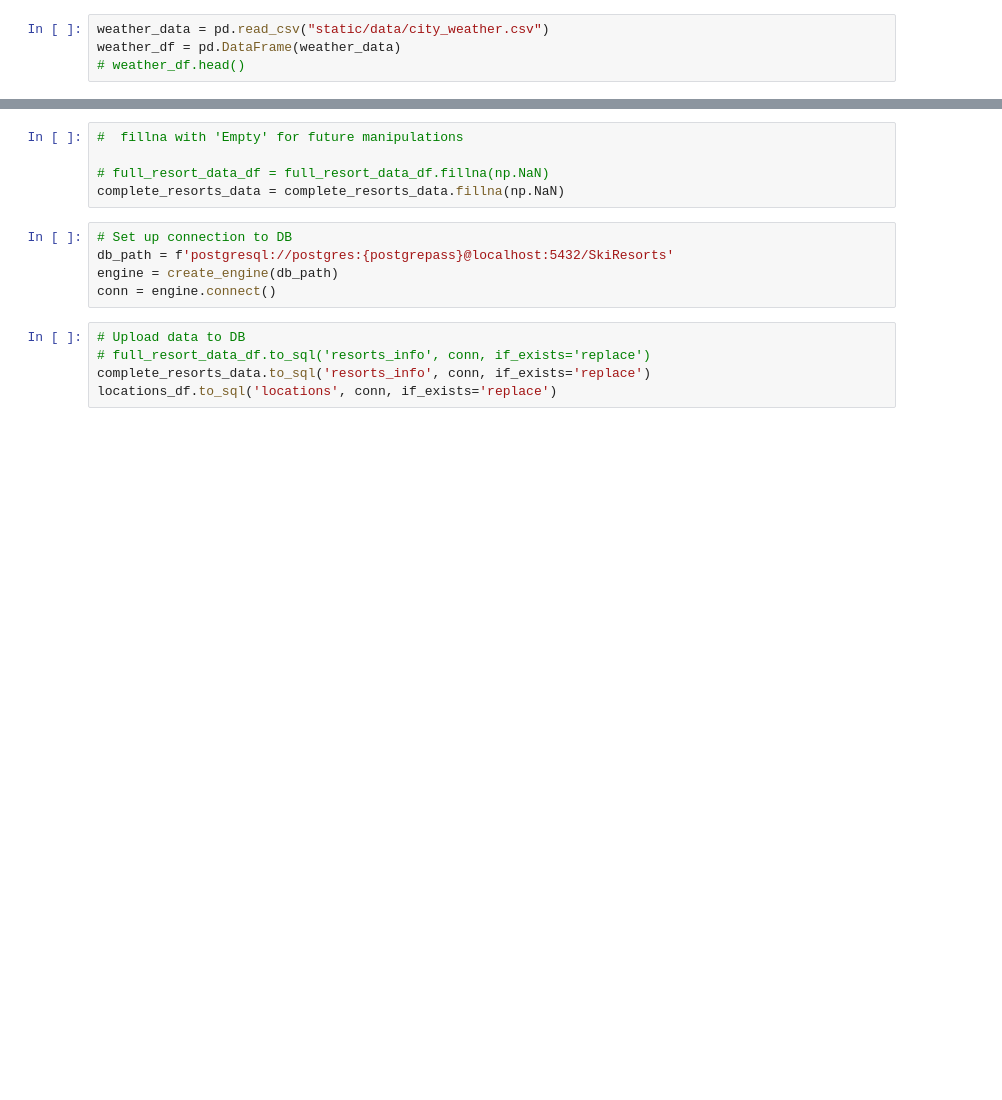
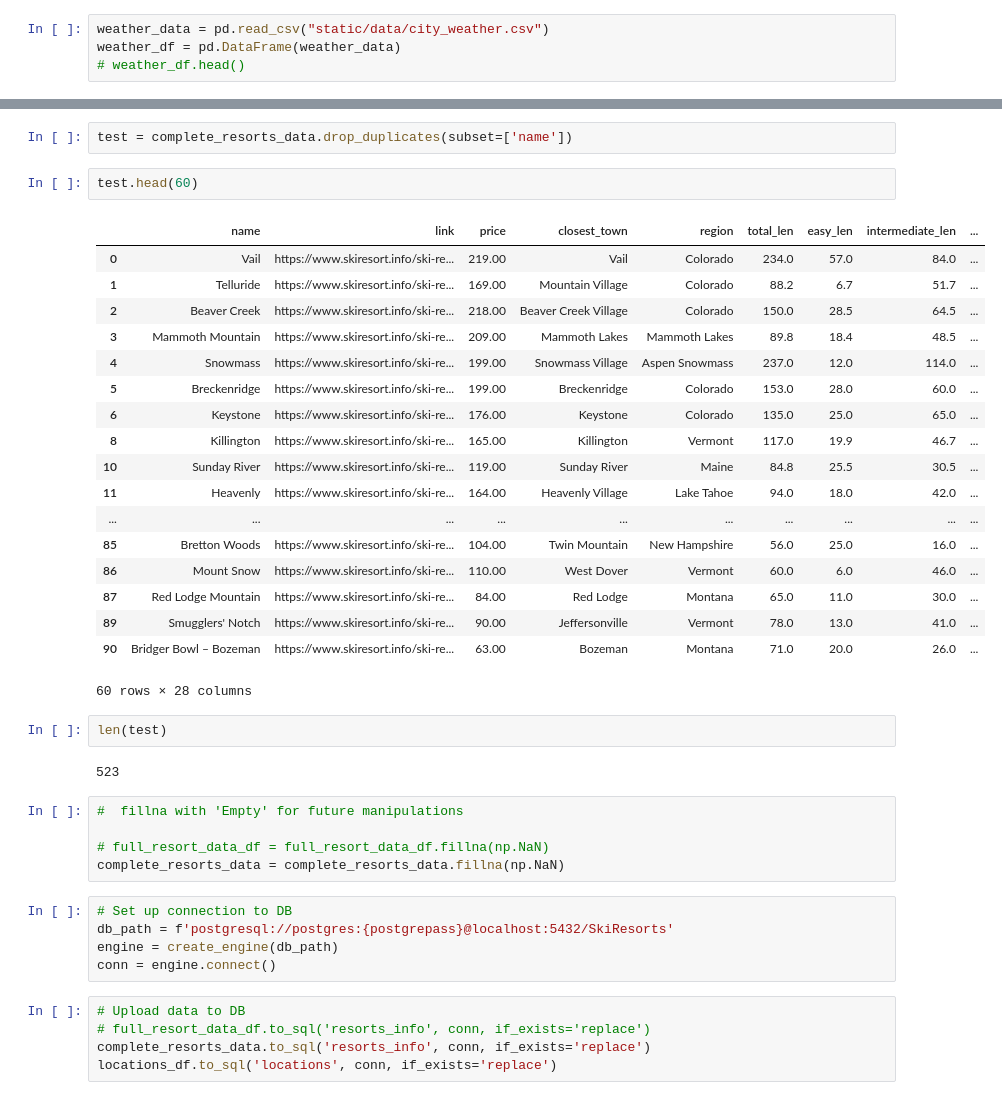
Before and after one commit to lanakimova/ShreddingtheGnar, a Jupyter notebook: DataSetUp.ipynb, the cells around one changed output, grey strips where cells are left out. Cells and saved outputs as stored; diff of their text form; blank space fills up the shorter version.

```diff
--- a/DataSetUp.ipynb
+++ b/DataSetUp.ipynb
@@ -141,3 +193,30 @@ complete_resorts_data = pd.merge(full_resort_data_df, weather_df, on='closest_to
+# %%
+test = complete_resorts_data.drop_duplicates(subset=['name'])
+# %%
+test.head(60)
+# %% [output]
+|  | name | link | price | closest_town | region | total_len | easy_len | intermediate_len | ... |
+| 0 | Vail | https://www.skiresort.info/ski-re... | 219.00 | Vail | Colorado | 234.0 | 57.0 | 84.0 | ... |
+| 1 | Telluride | https://www.skiresort.info/ski-re... | 169.00 | Mountain Village | Colorado | 88.2 | 6.7 | 51.7 | ... |
+| 2 | Beaver Creek | https://www.skiresort.info/ski-re... | 218.00 | Beaver Creek Village | Colorado | 150.0 | 28.5 | 64.5 | ... |
+| 3 | Mammoth Mountain | https://www.skiresort.info/ski-re... | 209.00 | Mammoth Lakes | Mammoth Lakes | 89.8 | 18.4 | 48.5 | ... |
+| 4 | Snowmass | https://www.skiresort.info/ski-re... | 199.00 | Snowmass Village | Aspen Snowmass | 237.0 | 12.0 | 114.0 | ... |
+| 5 | Breckenridge | https://www.skiresort.info/ski-re... | 199.00 | Breckenridge | Colorado | 153.0 | 28.0 | 60.0 | ... |
+| 6 | Keystone | https://www.skiresort.info/ski-re... | 176.00 | Keystone | Colorado | 135.0 | 25.0 | 65.0 | ... |
+| 8 | Killington | https://www.skiresort.info/ski-re... | 165.00 | Killington | Vermont | 117.0 | 19.9 | 46.7 | ... |
+| 10 | Sunday River | https://www.skiresort.info/ski-re... | 119.00 | Sunday River | Maine | 84.8 | 25.5 | 30.5 | ... |
+| 11 | Heavenly | https://www.skiresort.info/ski-re... | 164.00 | Heavenly Village | Lake Tahoe | 94.0 | 18.0 | 42.0 | ... |
+| ... | ... | ... | ... | ... | ... | ... | ... | ... | ... |
+| 85 | Bretton Woods | https://www.skiresort.info/ski-re... | 104.00 | Twin Mountain | New Hampshire | 56.0 | 25.0 | 16.0 | ... |
+| 86 | Mount Snow | https://www.skiresort.info/ski-re... | 110.00 | West Dover | Vermont | 60.0 | 6.0 | 46.0 | ... |
+| 87 | Red Lodge Mountain | https://www.skiresort.info/ski-re... | 84.00 | Red Lodge | Montana | 65.0 | 11.0 | 30.0 | ... |
+| 89 | Smugglers' Notch | https://www.skiresort.info/ski-re... | 90.00 | Jeffersonville | Vermont | 78.0 | 13.0 | 41.0 | ... |
+| 90 | Bridger Bowl – Bozeman | https://www.skiresort.info/ski-re... | 63.00 | Bozeman | Montana | 71.0 | 20.0 | 26.0 | ... |
+60 rows × 28 columns
+# %%
+len(test)
+# %% [output]
+523
 # %%
 #  fillna with 'Empty' for future manipulations
 
```
Also changed, not shown: parts of 7 cells of this notebook, 1 other file.
